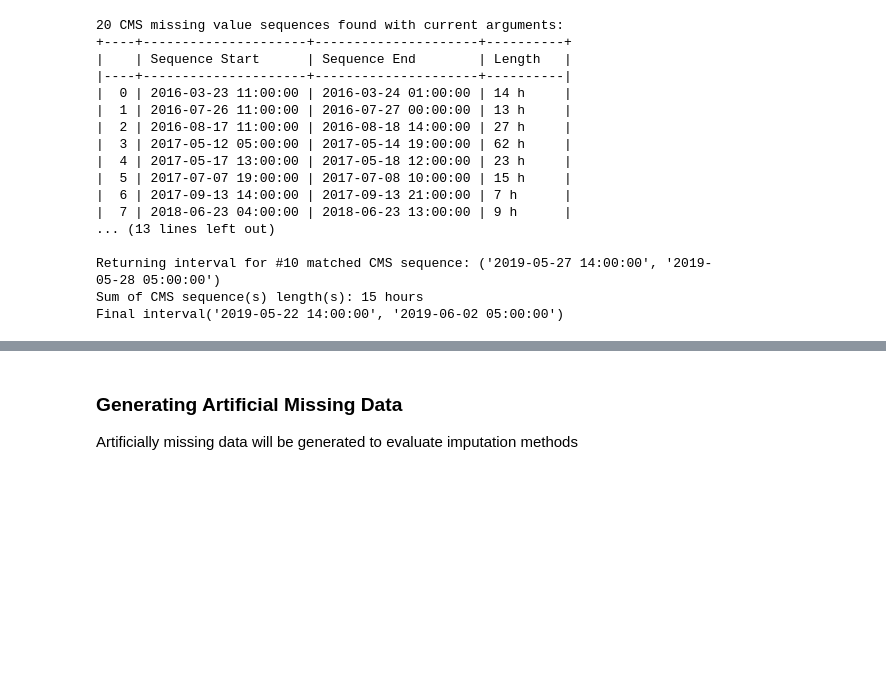
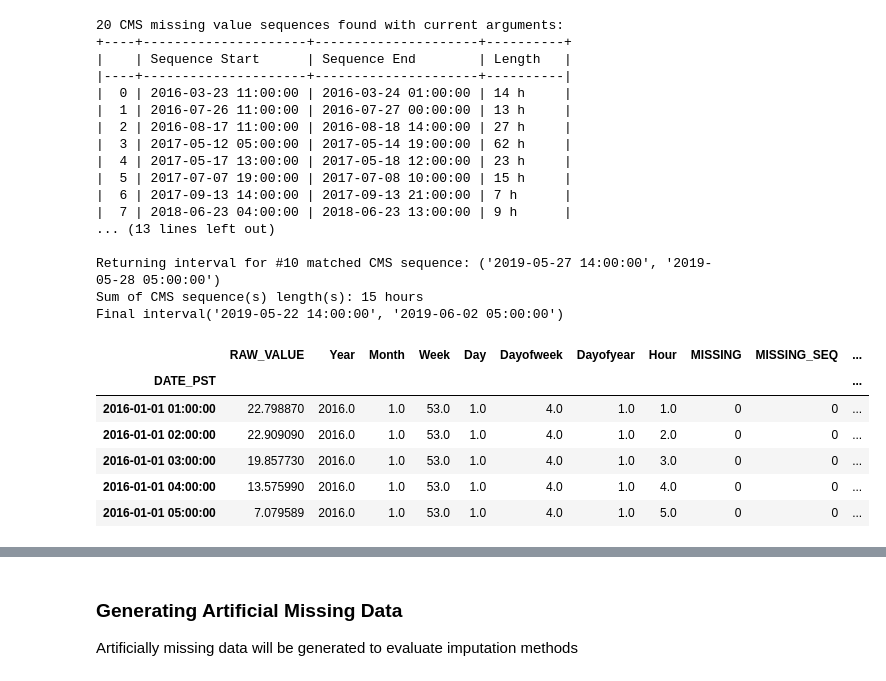
Before and after one commit to erich-hs/Air-We-Breathe, a Jupyter notebook: awb_Missing.ipynb, the cells around one changed output, grey strips where cells are left out. Saved outputs shown, nothing was run; the diff lists cells and outputs as text; code cells hidden in the pictures; blank space fills up the shorter version.

```diff
--- a/awb_Missing.ipynb
+++ b/awb_Missing.ipynb
@@ -316,4 +316,15 @@ interval = subset_interval(station_subset, missing_type="CMS", sequence_no=10)
 Returning interval for #10 matched CMS sequence: ('2019-05-27 14:00:00', '2019-05-28 05:00:00')
 Sum of CMS sequence(s) length(s): 15 hours
 Final interval('2019-05-22 14:00:00', '2019-06-02 05:00:00')
+# %%
+station_subset.set_index("DATE_PST", inplace=True)
+station_subset.head()
+# %% [output]
+|  | RAW_VALUE | Year | Month | Week | Day | Dayofweek | Dayofyear | Hour | MISSING | MISSING_SEQ | ... |
+| DATE_PST |  |  |  |  |  |  |  |  |  |  | ... |
+| 2016-01-01 01:00:00 | 22.798870 | 2016.0 | 1.0 | 53.0 | 1.0 | 4.0 | 1.0 | 1.0 | 0 | 0 | ... |
+| 2016-01-01 02:00:00 | 22.909090 | 2016.0 | 1.0 | 53.0 | 1.0 | 4.0 | 1.0 | 2.0 | 0 | 0 | ... |
+| 2016-01-01 03:00:00 | 19.857730 | 2016.0 | 1.0 | 53.0 | 1.0 | 4.0 | 1.0 | 3.0 | 0 | 0 | ... |
+| 2016-01-01 04:00:00 | 13.575990 | 2016.0 | 1.0 | 53.0 | 1.0 | 4.0 | 1.0 | 4.0 | 0 | 0 | ... |
+| 2016-01-01 05:00:00 | 7.079589 | 2016.0 | 1.0 | 53.0 | 1.0 | 4.0 | 1.0 | 5.0 | 0 | 0 | ... |
 # %%
```
Also changed, not shown: parts of 8 cells of this notebook, 4 other files.
